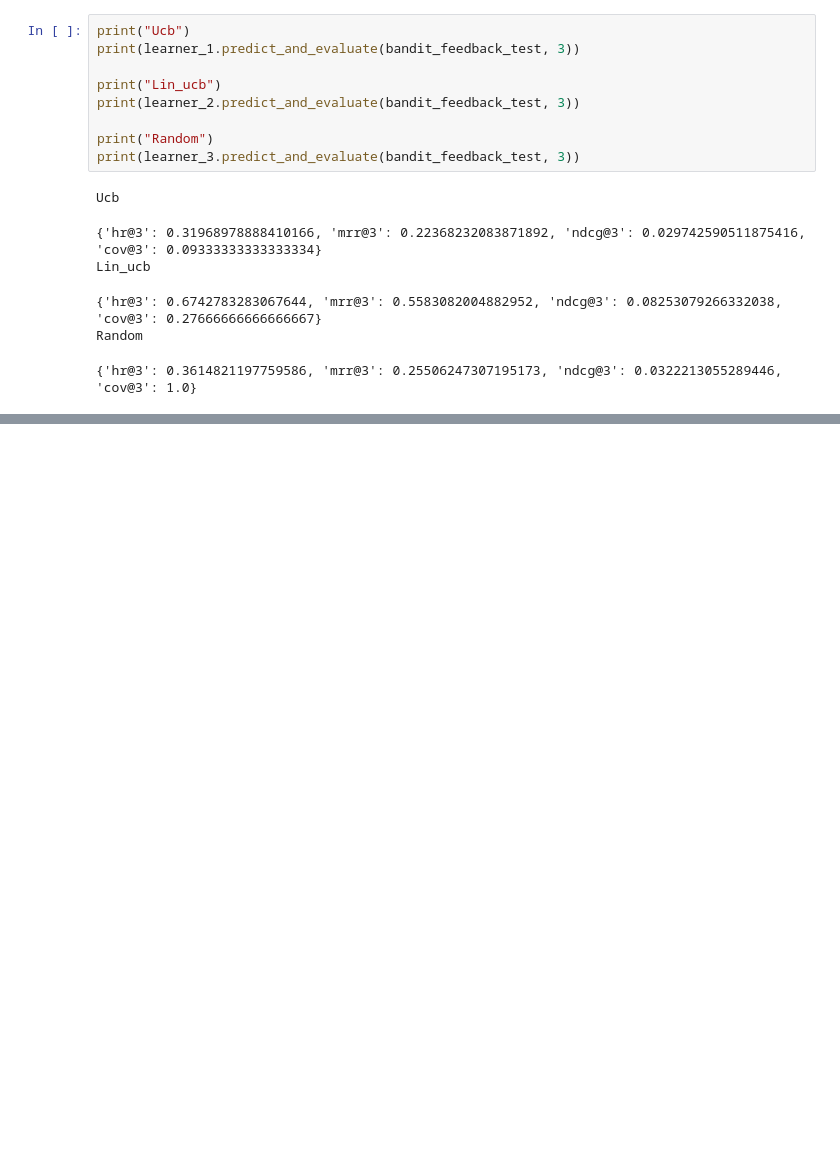
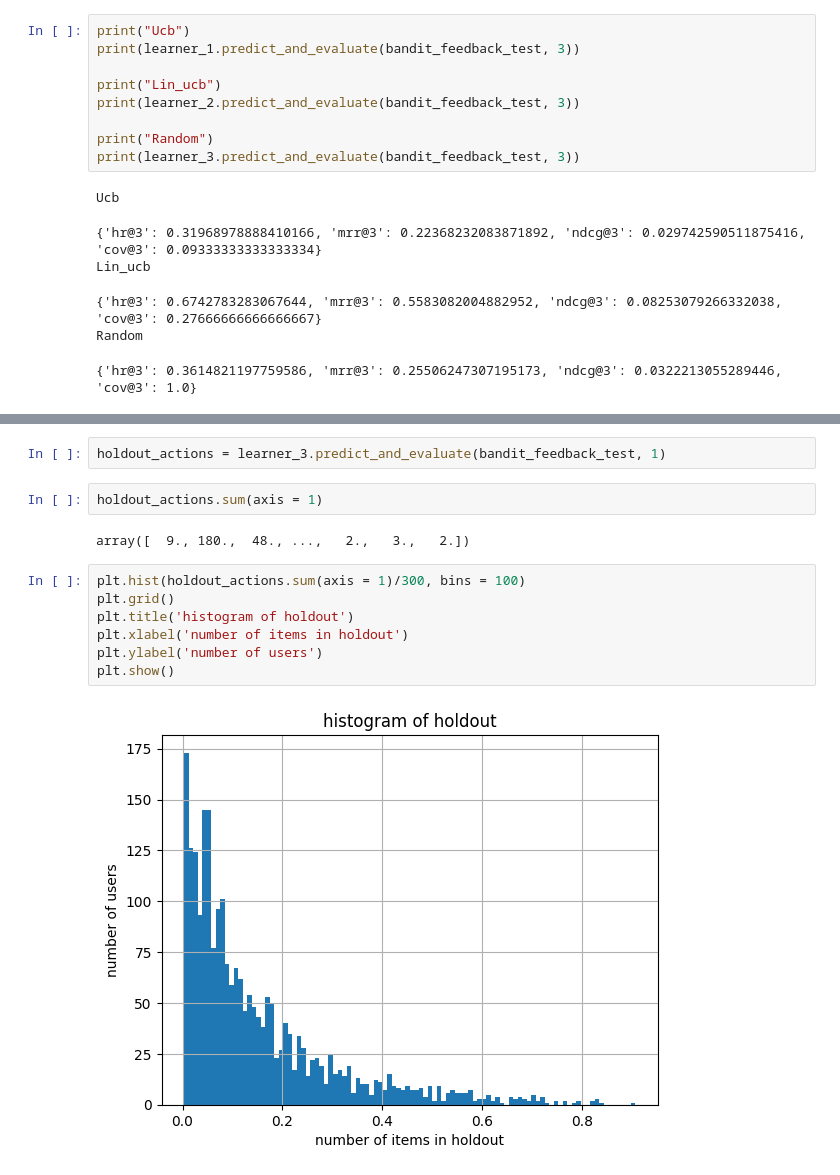
Before and after one commit to HDI-lab-HSE/RePlayHDILab2024, a Jupyter notebook: replay/experimental/scenarios/movielens_wrapper/09_obp_connector.ipynb, the cells around one changed output, grey strips where cells are left out. Drawn from its saved outputs; the diff is of its cells as text; blank space fills up the shorter version.

```diff
--- a/replay/experimental/scenarios/movielens_wrapper/09_obp_connector.ipynb
+++ b/replay/experimental/scenarios/movielens_wrapper/09_obp_connector.ipynb
@@ -645,0 +609,15 @@ Random
+# %%
+holdout_actions = learner_3.predict_and_evaluate(bandit_feedback_test, 1)
+# %%
+holdout_actions.sum(axis = 1)
+# %% [output]
+array([  9., 180.,  48., ...,   2.,   3.,   2.])
+# %%
+plt.hist(holdout_actions.sum(axis = 1)/300, bins = 100)
+plt.grid()
+plt.title('histogram of holdout')
+plt.xlabel('number of items in holdout')
+plt.ylabel('number of users')
+plt.show()
+# %% [output]
+[figure, added]
```
Also changed, not shown: parts of 29 cells of this notebook.
